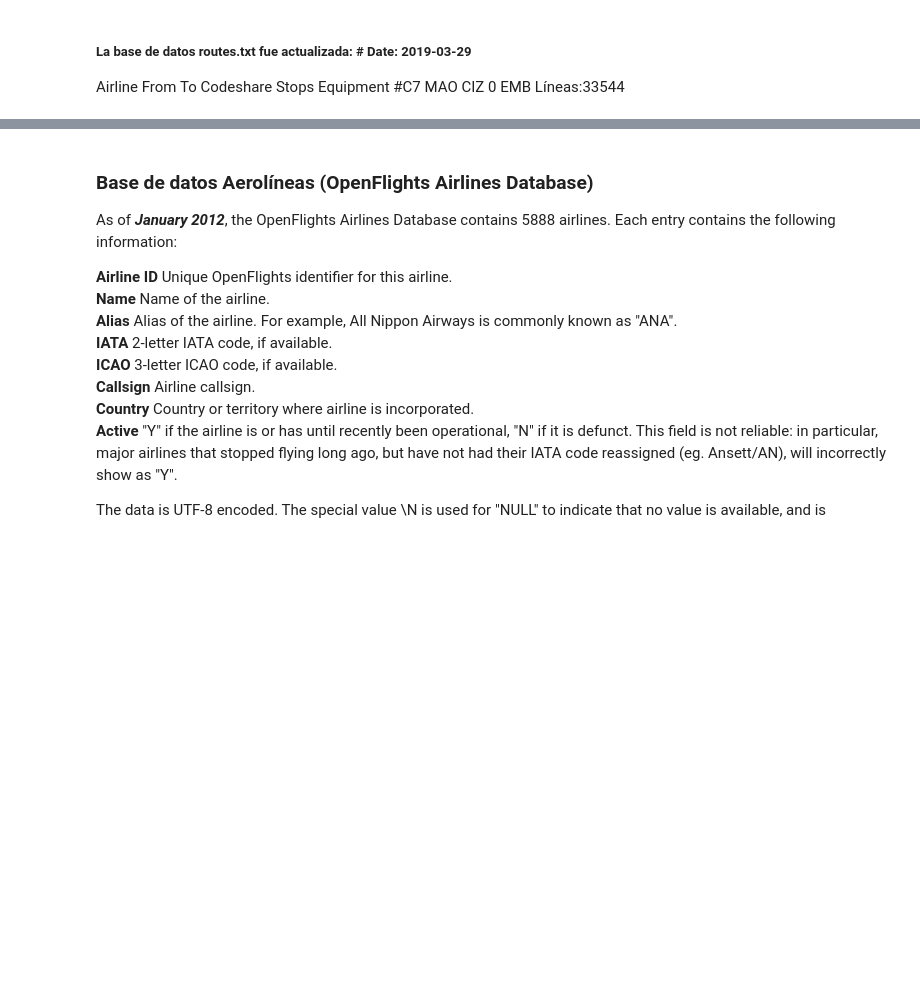
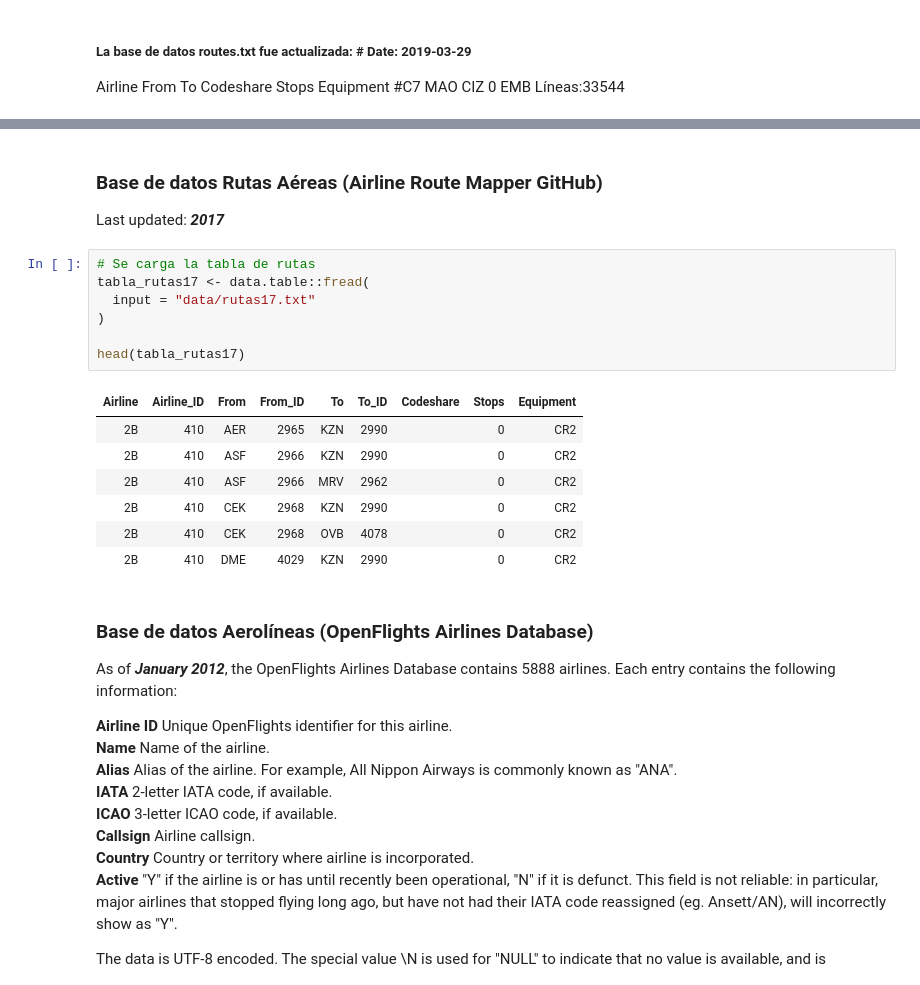
Before and after one commit to Yuriyama/Proyecto_aerolineas, a Jupyter notebook: Code/Procesamiento_datos.ipynb, the cells around one changed output, grey strips where cells are left out. Cells and saved outputs as stored; diff of their text form; blank space fills up the shorter version.

```diff
--- a/Code/Procesamiento_datos.ipynb
+++ b/Code/Procesamiento_datos.ipynb
@@ -108,3 +92,22 @@ head(tabla_rutas2)
+# %% [markdown]
+### Base de datos Rutas Aéreas (Airline Route Mapper GitHub)
+
+Last updated: ***2017***
+# %%
+# Se carga la tabla de rutas
+tabla_rutas17 <- data.table::fread(
+  input = "data/rutas17.txt"
+)
+
+head(tabla_rutas17)
+# %% [output]
+| Airline | Airline_ID | From | From_ID | To | To_ID | Codeshare | Stops | Equipment |
+| 2B | 410 | AER | 2965 | KZN | 2990 |  | 0 | CR2 |
+| 2B | 410 | ASF | 2966 | KZN | 2990 |  | 0 | CR2 |
+| 2B | 410 | ASF | 2966 | MRV | 2962 |  | 0 | CR2 |
+| 2B | 410 | CEK | 2968 | KZN | 2990 |  | 0 | CR2 |
+| 2B | 410 | CEK | 2968 | OVB | 4078 |  | 0 | CR2 |
+| 2B | 410 | DME | 4029 | KZN | 2990 |  | 0 | CR2 |
 # %% [markdown]
 ### Base de datos Aerolíneas (OpenFlights Airlines Database)
 
```
Also changed, not shown: parts of 57 cells of this notebook, 1 other file.
